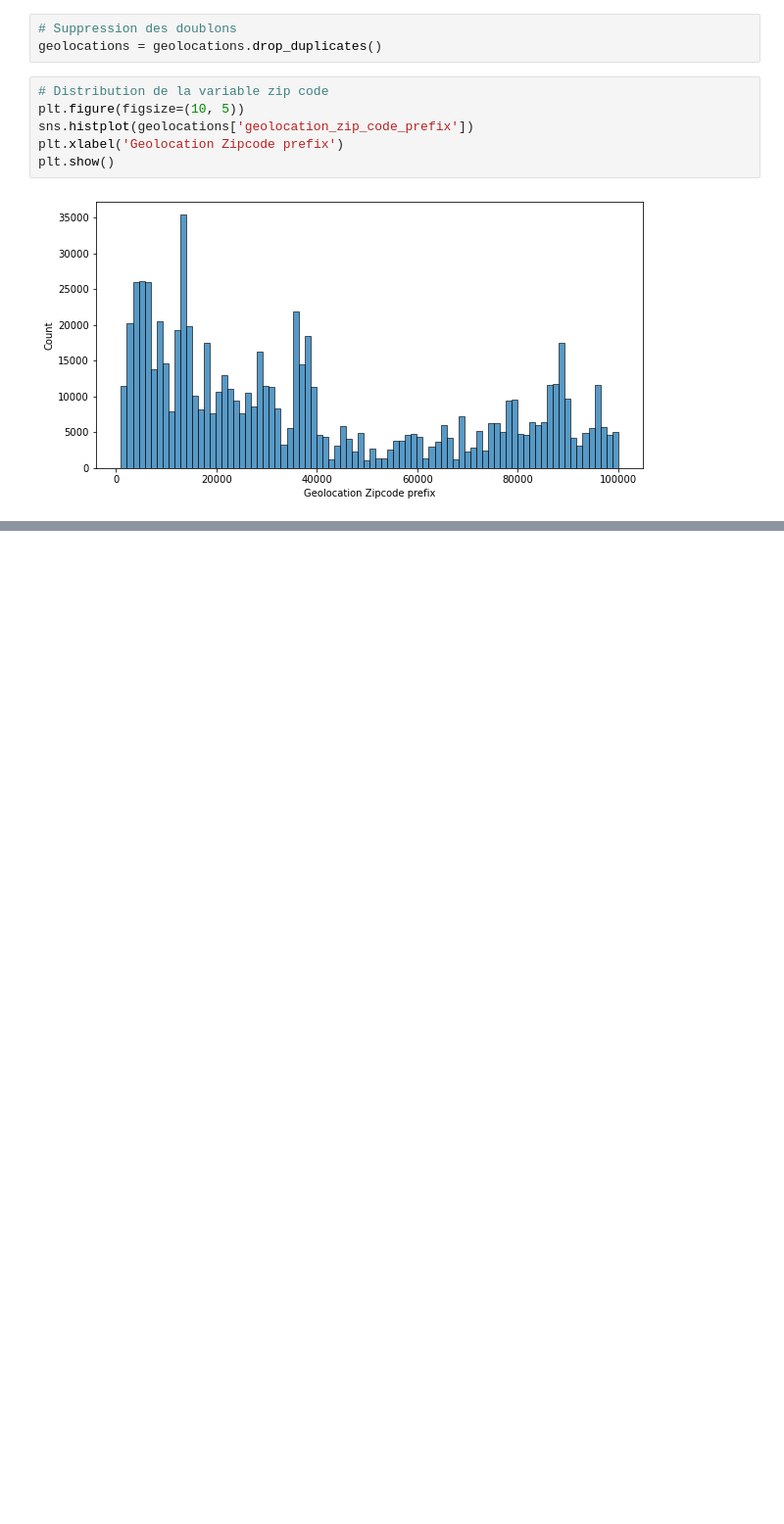
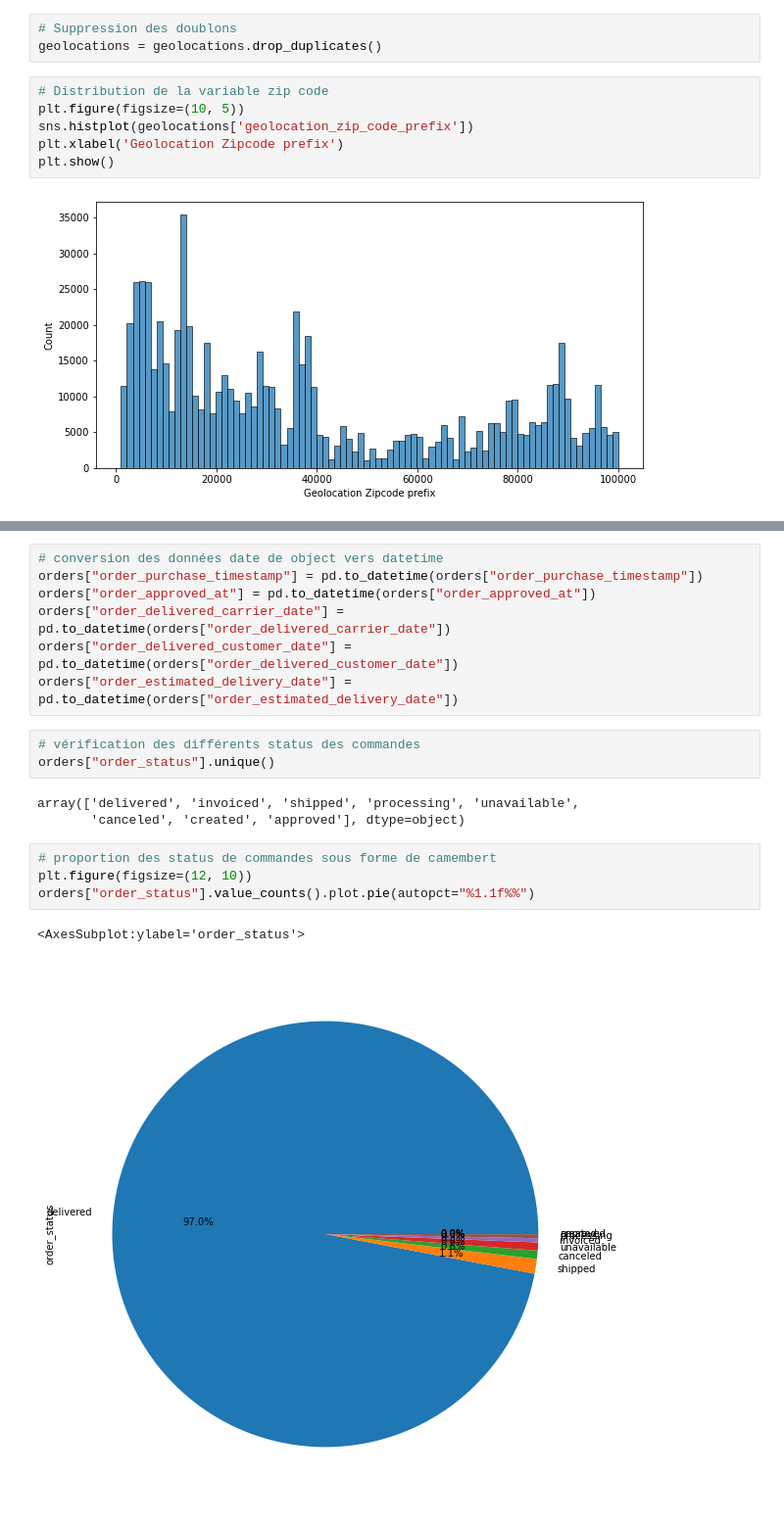
Before and after one commit to Drcadin/Segmentation_Client, a Jupyter notebook: EDA_E-commerce_Olist.ipynb, the cells around one changed output, grey strips where cells are left out. Shown at 98% size. Drawn from its saved outputs; the diff is of its cells as text; blank space fills up the shorter version.

```diff
--- a/EDA_E-commerce_Olist.ipynb
+++ b/EDA_E-commerce_Olist.ipynb
@@ -140,0 +263,20 @@ plt.show()
+# %%
+# conversion des données date de object vers datetime
+orders["order_purchase_timestamp"] = pd.to_datetime(orders["order_purchase_timestamp"])
+orders["order_approved_at"] = pd.to_datetime(orders["order_approved_at"])
+orders["order_delivered_carrier_date"] = pd.to_datetime(orders["order_delivered_carrier_date"])
+orders["order_delivered_customer_date"] = pd.to_datetime(orders["order_delivered_customer_date"])
+orders["order_estimated_delivery_date"] = pd.to_datetime(orders["order_estimated_delivery_date"])
+# %%
+# vérification des différents status des commandes
+orders["order_status"].unique()
+# %% [output]
+array(['delivered', 'invoiced', 'shipped', 'processing', 'unavailable',
+       'canceled', 'created', 'approved'], dtype=object)
+# %%
+# proportion des status de commandes sous forme de camembert
+plt.figure(figsize=(12, 10))
+orders["order_status"].value_counts().plot.pie(autopct="%1.1f%%")
+# %% [output]
+<AxesSubplot:ylabel='order_status'>
+[figure, added]
```
Also changed, not shown: parts of 113 cells of this notebook.
